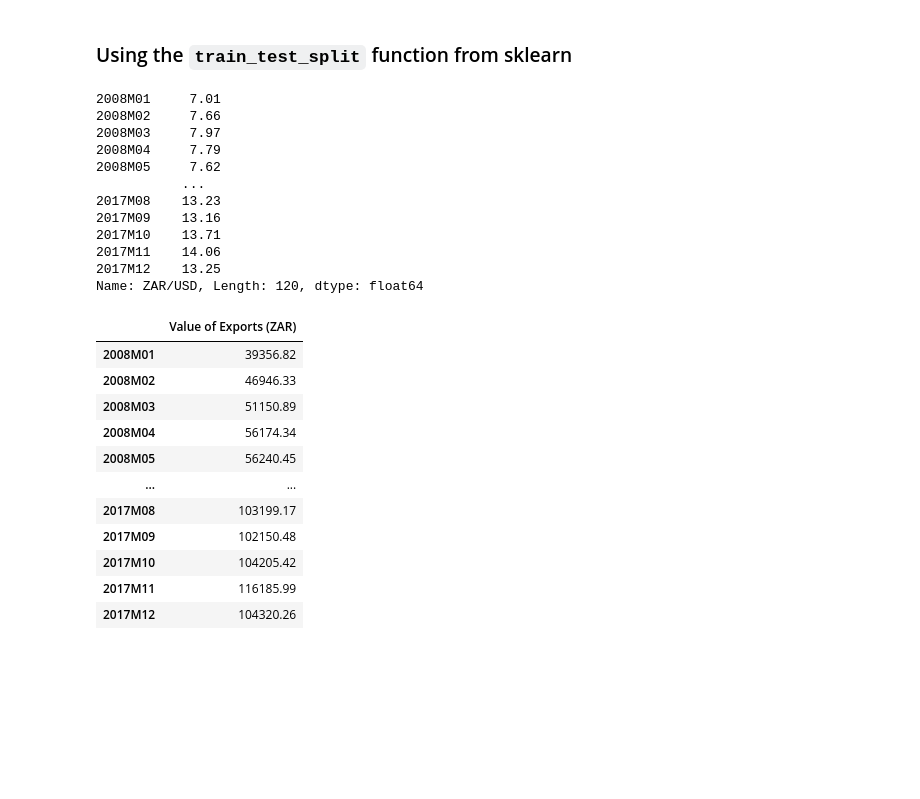
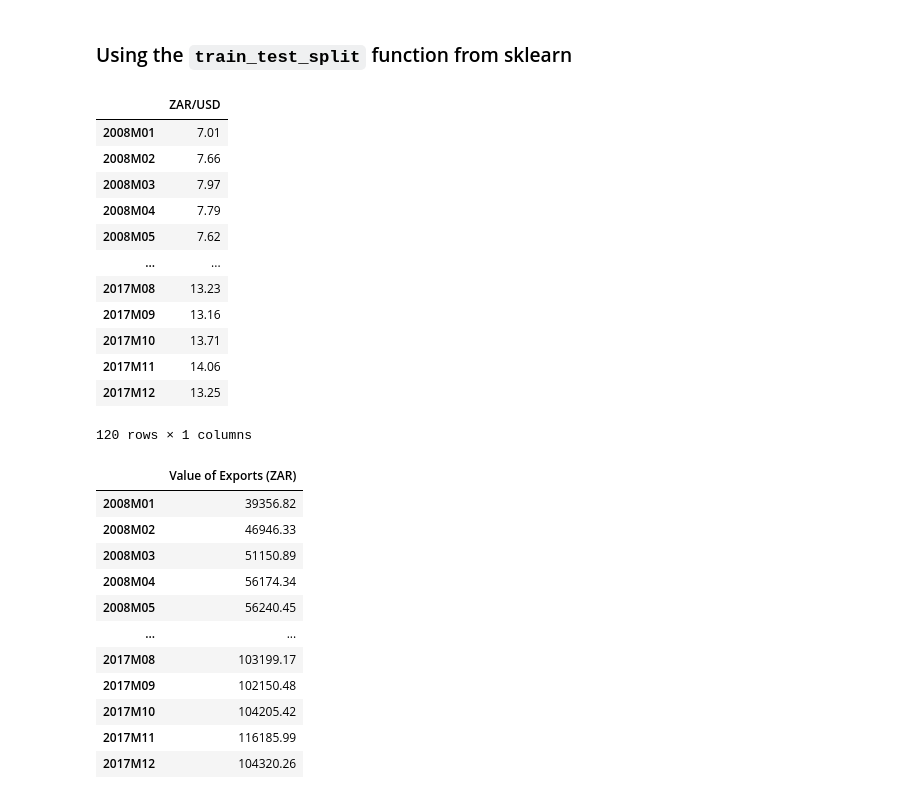
Before and after one commit to Ultra-Code/datascience_exploration, a Jupyter notebook: src/06-Regression/Examples/03-The_train_test_split_examples.ipynb, the cells around one changed output. Saved outputs shown, nothing was run; the diff lists cells and outputs as text; code cells hidden in the pictures; blank space fills up the shorter version.

```diff
--- a/src/06-Regression/Examples/03-The_train_test_split_examples.ipynb
+++ b/src/06-Regression/Examples/03-The_train_test_split_examples.ipynb
@@ -121,22 +121,23 @@ df.head(10)
 from sklearn.model_selection import train_test_split
 # %%
 # Split the dataset into the response, y, and features, X
-y = df['ZAR/USD']
+y = df[['ZAR/USD']]
 X = df.drop('ZAR/USD', axis=1)
 y
 # %% [output]
+|  | ZAR/USD |
+| 2008M01 | 7.01 |
+| 2008M02 | 7.66 |
+| 2008M03 | 7.97 |
+| 2008M04 | 7.79 |
+| 2008M05 | 7.62 |
+| ... | ... |
+| 2017M08 | 13.23 |
+| 2017M09 | 13.16 |
+| 2017M10 | 13.71 |
+| 2017M11 | 14.06 |
+| 2017M12 | 13.25 |
-2008M01     7.01
-2008M02     7.66
-2008M03     7.97
-2008M04     7.79
-2008M05     7.62
-           ...
-2017M08    13.23
-2017M09    13.16
-2017M10    13.71
-2017M11    14.06
-2017M12    13.25
-Name: ZAR/USD, Length: 120, dtype: float64
+120 rows × 1 columns
 # %%
 X
 # %% [output]
```
Also changed, not shown: parts of 9 cells of this notebook.
